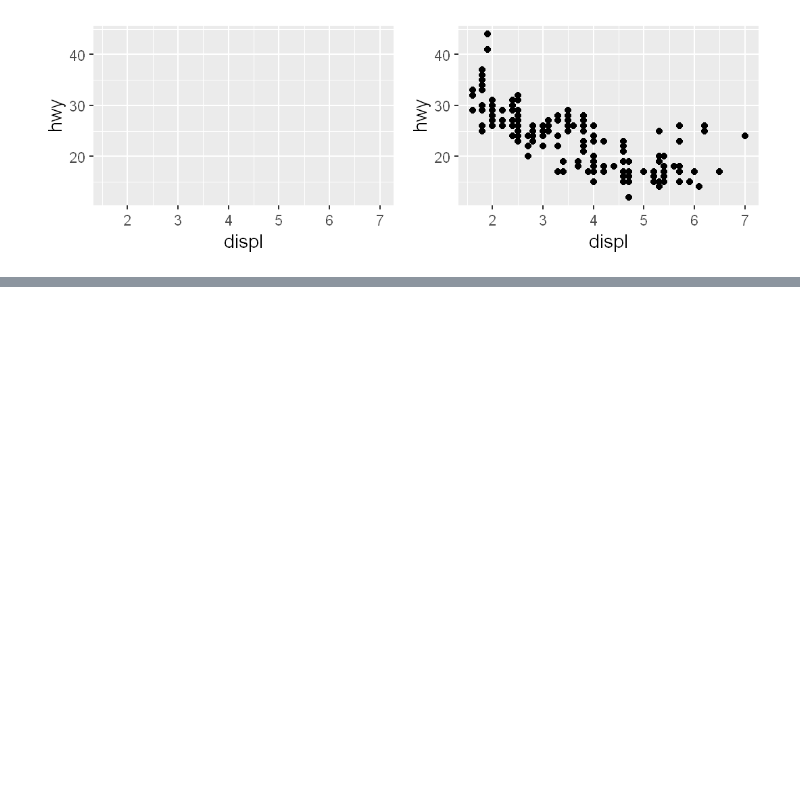
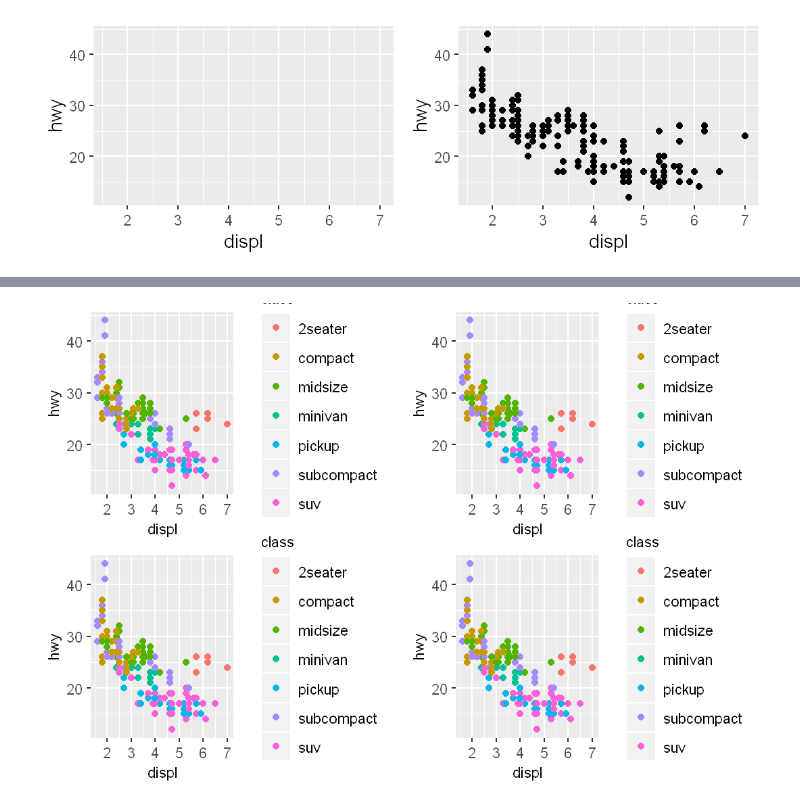
Before and after one commit to XavierOwen/Notes, a Jupyter notebook: Statistics/R/Elegant Graphics for Data Analysis/Chap11_Build a plot layer by layer.ipynb, the cells around one changed output, grey strips where cells are left out. Saved outputs shown, nothing was run; the diff lists cells and outputs as text; code cells hidden in the pictures; blank space fills up the shorter version.

```diff
--- a/Statistics/R/Elegant Graphics for Data Analysis/Chap11_Build a plot layer by layer.ipynb
+++ b/Statistics/R/Elegant Graphics for Data Analysis/Chap11_Build a plot layer by layer.ipynb
@@ -107,0 +177,13 @@ Geoms also have additional arguments. All geoms take aesthetics as parameters.
+# %%
+p1 <- ggplot(mpg, aes(displ, hwy, colour = class)) +
+geom_point() + myTheme
+p2 <- ggplot(mpg, aes(displ, hwy)) +
+geom_point(aes(colour = class)) + myTheme
+p3 <- ggplot(mpg, aes(displ)) +
+geom_point(aes(y = hwy, colour = class)) + myTheme
+p4 <- ggplot(mpg) +
+geom_point(aes(displ, hwy, colour = class)) + myTheme
+
+multiplot(p1,p2,p3,p4,ncol=2)
+# %% [output]
+[figure, added]
```
Also changed, not shown: parts of 24 cells of this notebook, 1 other file.
